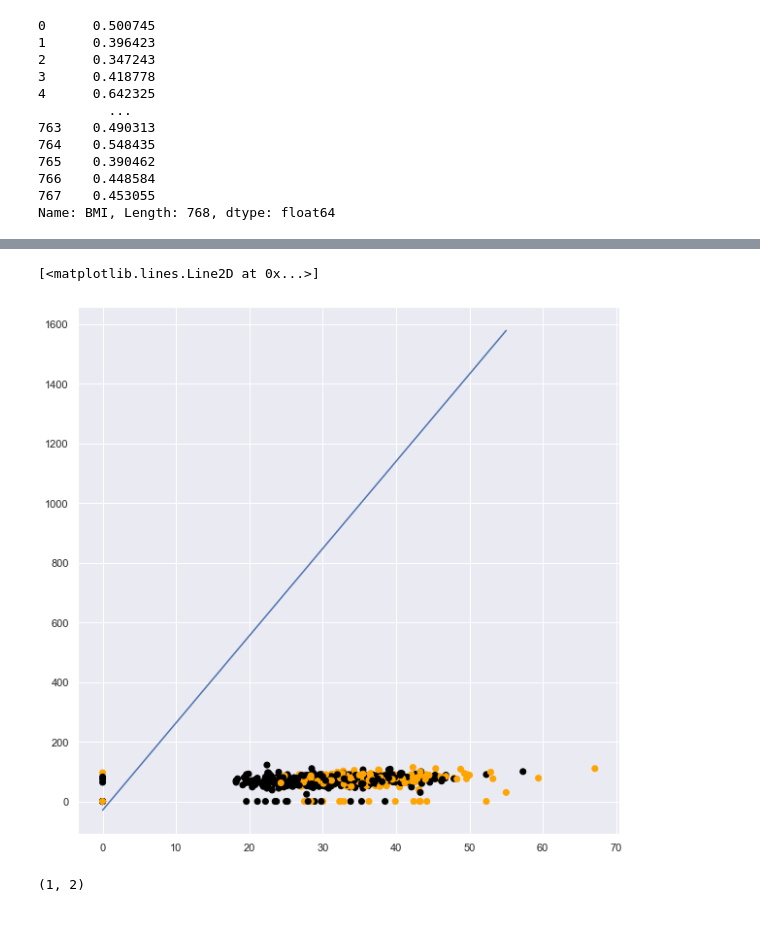
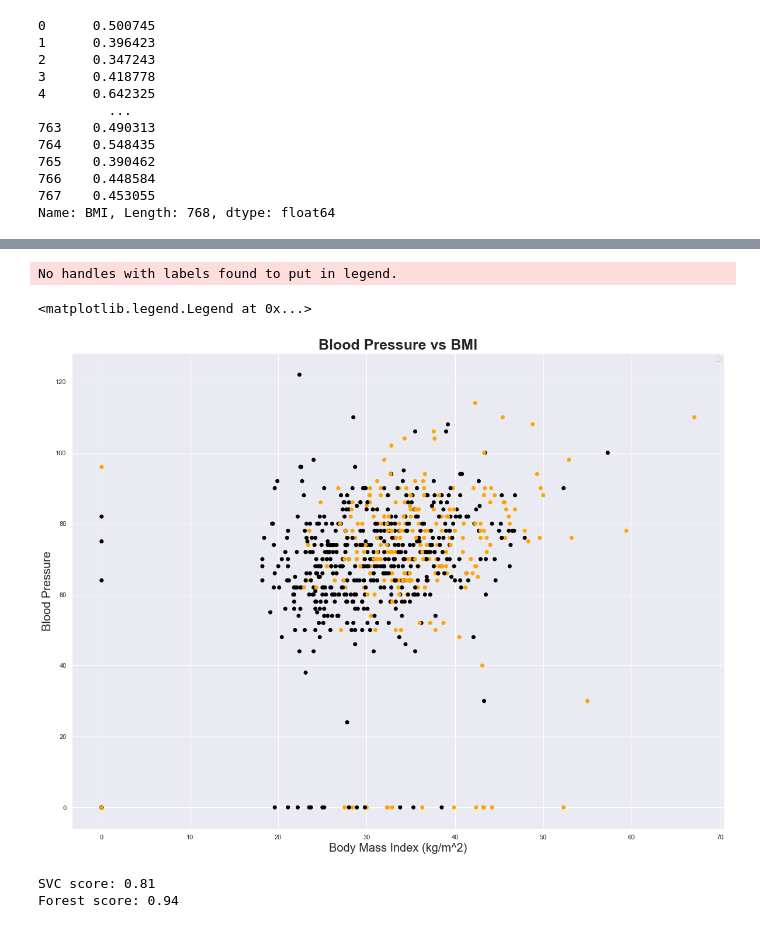
Before and after one commit to CCM-JCO/Projects, a Jupyter notebook: diabetes_project.ipynb, the cells around one changed output, grey strips where cells are left out. Drawn from its saved outputs; the diff is of its cells as text; code cells hidden in the pictures.

```diff
--- a/diabetes_project.ipynb
+++ b/diabetes_project.ipynb
@@ -321,35 +319,72 @@ Name: BMI, Length: 768, dtype: float64
 # %%
 """
 Take a look at BMI and Blood Pressure
 """
+from sklearn import metrics
 from sklearn.svm import LinearSVC
+from sklearn.linear_model import LogisticRegression
+from sklearn.discriminant_analysis import QuadraticDiscriminantAnalysis
+from sklearn.model_selection import train_test_split
 from sklearn.preprocessing import StandardScaler
 
-features= pd.concat([df.BMI, df.BloodPressure], axis=1)
+features = pd.concat([df.BMI, df.BloodPressure], axis=1)
 target = df.Outcome
 
 # Standardize features
 scaler = StandardScaler()
 standardized_features = scaler.fit_transform(features)
 color = ['black' if c == 0 else 'orange' for c in target]
 
 svc = LinearSVC(C=1.0)
 svc.fit(standardized_features, target)
 
-sns.set(rc={'figure.figsize':(10,10)})
+sns.set(rc={'figure.figsize':(20,15)})
 plt.scatter(df.BMI, df.BloodPressure, c=color)
-
-# Create the hyperplane
-w = svc.coef_[0]
-a = -w[0] / w[1]
-xx = np.linspace(0, 55)
-yy = a * xx - (svc.intercept_[0]) / w[1]
-
-plt.plot(xx, yy)
+plt.title("Blood Pressure vs BMI", fontsize=25,
+          fontweight="bold")
+plt.xlabel("Body Mass Index (kg/m^2)", fontsize=20)
+plt.ylabel("Blood Pressure", fontsize=20)
+plt.legend()
 # %% [output]
-[<matplotlib.lines.Line2D at 0x...>]
+No handles with labels found to put in legend.
+<matplotlib.legend.Legend at 0x...>
-[figure, old version]
+[figure, new version]
-# %%
-svc.coef_.shape
-# %% [output]
-(1, 2)
+# %%
+"""
+Using sklearn to standardize features along with attempting to
+classify a person with diabetes with available features.
+
+"""
+from sklearn import metrics
+from sklearn.svm import SVC
+from sklearn.model_selection import train_test_split
+from sklearn.preprocessing import StandardScaler
+from sklearn.ensemble import RandomForestClassifier
+
+features = df.iloc[:, 0:7]
+target = df.iloc[:, 8]
+
+# Standardize features
+scaler = StandardScaler()
+standardized_features = scaler.fit_transform(features)
+
+# Seperate data into train and test
+X_train, X_test, y_train, y_test = train_test_split(standardized_features,
+                                                    target, random_state=0)
+# Create Estimators
+clf_svc = SVC(random_state=0, kernel="rbf", C=1.0, max_iter=10000)
+clf_forest = RandomForestClassifier(n_estimators=75, random_state=0)
+
+
+# Fit model according to the given data
+clf_svc.fit(X_train, y_train)
+clf_forest.fit(X_train, y_train)
+
+# Return mean accuracy on data and labels
+svc_score = round(clf_svc.score(standardized_features, target), 2)
+forest_score = round(clf_forest.score(standardized_features, target), 2)
+print(f"SVC score: {svc_score}")
+print(f"Forest score: {forest_score}")
+# %% [output]
+SVC score: 0.81
+Forest score: 0.94
```
Also changed, not shown: parts of 7 cells of this notebook, 1 other file.
